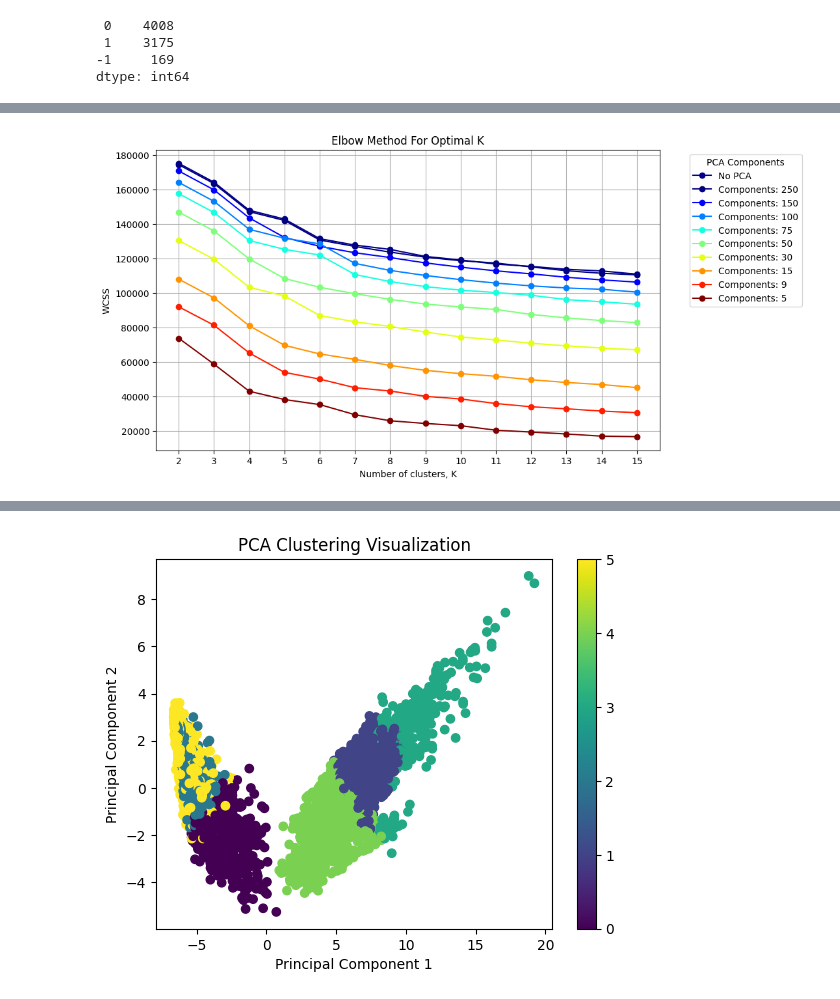
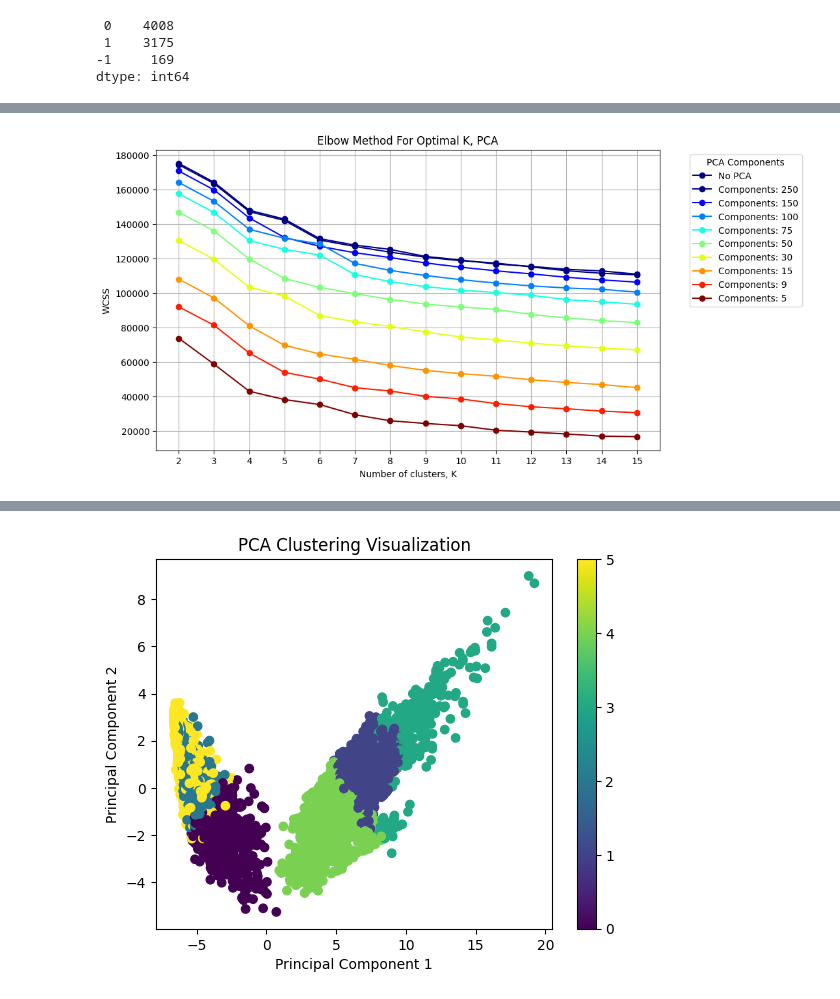
Before and after one commit to XIB1/machine_learning_course, a Jupyter notebook: project3/project3.ipynb, the cells around one changed output, grey strips where cells are left out. Saved outputs shown, nothing was run; the diff lists cells and outputs as text; code cells hidden in the pictures.

```diff
--- a/project3/project3.ipynb
+++ b/project3/project3.ipynb
@@ -355,22 +278,22 @@ colors = {
 # %%
 plt.figure(figsize=(10, 6))
 #plt.plot(cluster_range, stats, '-o', color='darkblue')
 
 plt.plot(cluster_range, stats, '-o', color='darkblue', label=f'No PCA')
 
 for p in [250, 150, 100, 75, 50, 30, 15, 9, 5]:
     plt.plot(cluster_range, stats_df[stats_df['pca']==p]['inertia'], '-o', color=colors[p], label=f'Components: {p}')
 
-plt.title('Elbow Method For Optimal K')
+plt.title('Elbow Method For Optimal K, PCA')
 plt.xlabel('Number of clusters, K')
 plt.ylabel('WCSS')
 plt.xticks(cluster_range)
 plt.grid(True)
 plt.legend(title="PCA Components", bbox_to_anchor=(1.05, 1), loc='upper left')
-plt.savefig('kmeans_elbow.png')
+plt.savefig('kmeans_elbow_PCA.png')
 plt.show()
 # %% [output]
-[figure, old version]
+[figure, new version]
 # %%
 pca = PCA(n_components=250)
 X_pca = pca.fit_transform(X_train)
```
Also changed, not shown: parts of 23 cells of this notebook, 13 other files.
